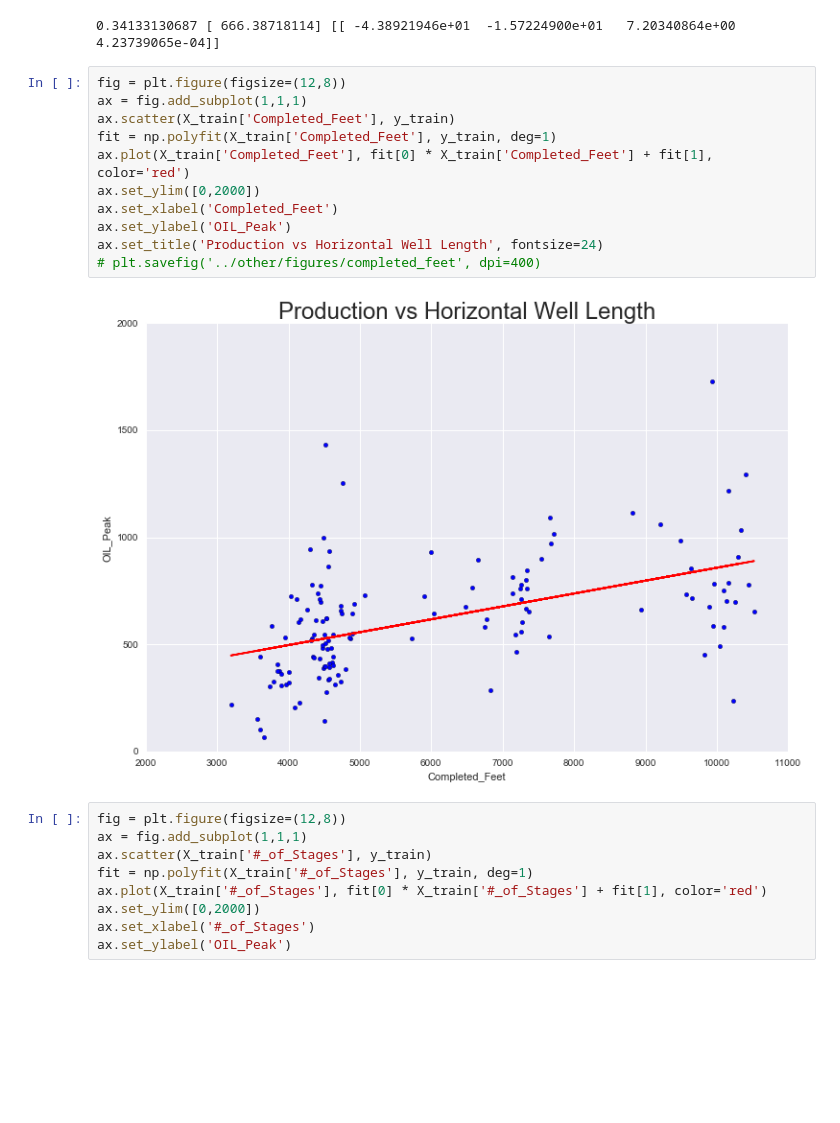
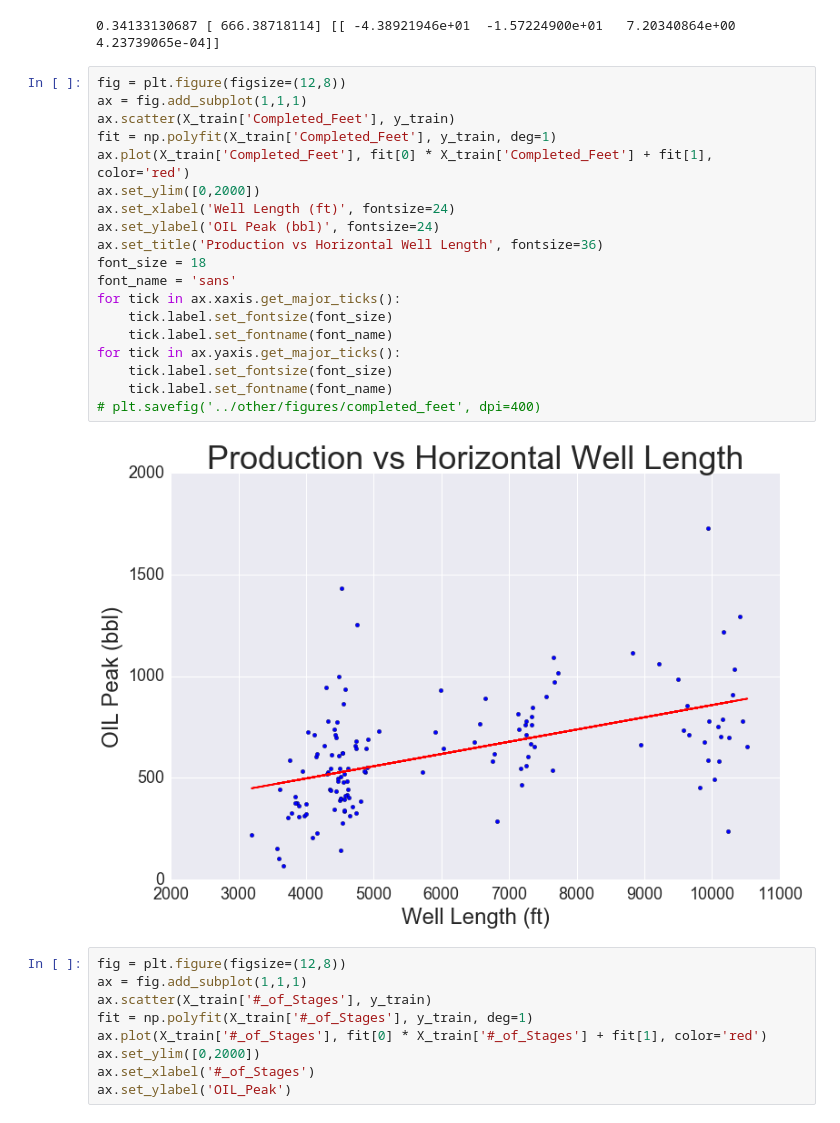
Before and after one commit to jpgrana/bayesian-approach-predicting-well-production, a Jupyter notebook: features.ipynb, the cells around one changed output. Cells and saved outputs as stored; diff of their text form; blank space fills up the shorter version.

```diff
--- a/features.ipynb
+++ b/features.ipynb
@@ -162,16 +163,24 @@ print model.score(X_train[[u'Clusters/Stage', u'Perfs/Cluster', u'#_of_Stages',
 # %%
 fig = plt.figure(figsize=(12,8))
 ax = fig.add_subplot(1,1,1)
 ax.scatter(X_train['Completed_Feet'], y_train)
 fit = np.polyfit(X_train['Completed_Feet'], y_train, deg=1)
 ax.plot(X_train['Completed_Feet'], fit[0] * X_train['Completed_Feet'] + fit[1], color='red')
 ax.set_ylim([0,2000])
-ax.set_xlabel('Completed_Feet')
-ax.set_ylabel('OIL_Peak')
-ax.set_title('Production vs Horizontal Well Length', fontsize=24)
+ax.set_xlabel('Well Length (ft)', fontsize=24)
+ax.set_ylabel('OIL Peak (bbl)', fontsize=24)
+ax.set_title('Production vs Horizontal Well Length', fontsize=36)
+font_size = 18
+font_name = 'sans'
+for tick in ax.xaxis.get_major_ticks():
+    tick.label.set_fontsize(font_size)
+    tick.label.set_fontname(font_name)
+for tick in ax.yaxis.get_major_ticks():
+    tick.label.set_fontsize(font_size)
+    tick.label.set_fontname(font_name)
 # plt.savefig('../other/figures/completed_feet', dpi=400)
 # %% [output]
-[figure, old version]
+[figure, new version]
 # %%
 fig = plt.figure(figsize=(12,8))
 ax = fig.add_subplot(1,1,1)
```
Also changed, not shown: parts of 1 cell of this notebook, 4 other files.
